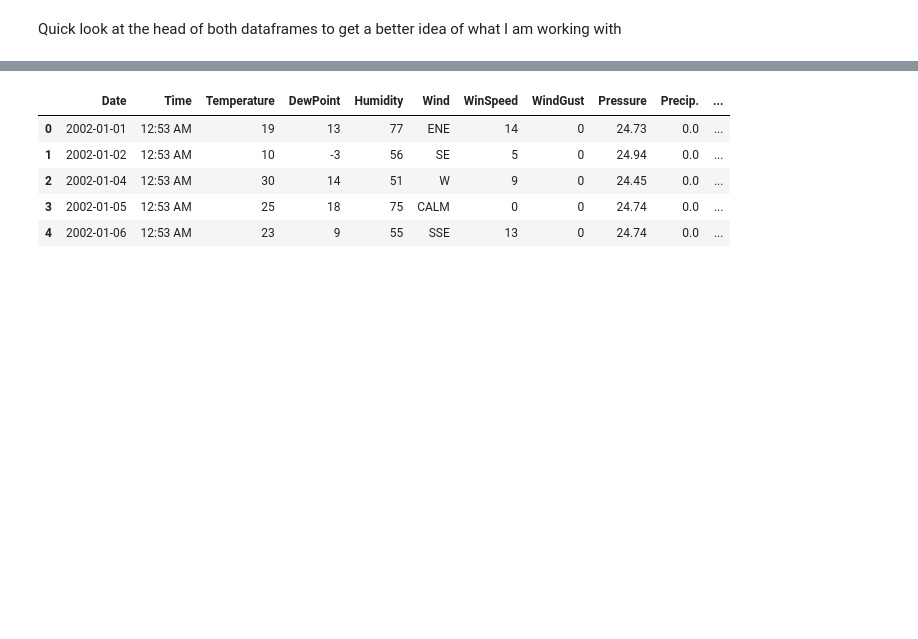
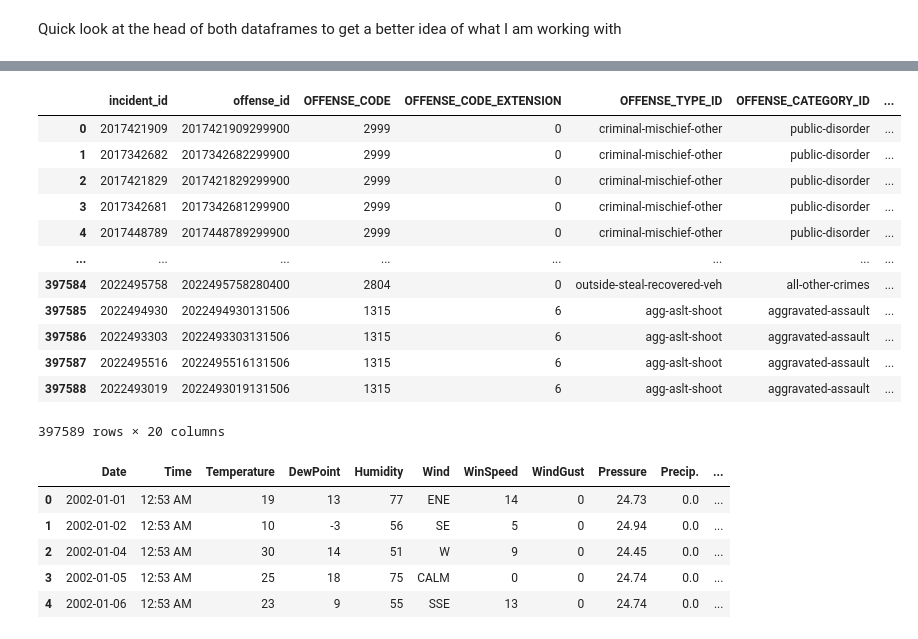
Before and after one commit to laurenawilk/CSCI4502, a Jupyter notebook: dataminingsemesterproject.ipynb, the cells around one changed output, grey strips where cells are left out. Drawn from its saved outputs; the diff is of its cells as text; code cells hidden in the pictures; blank space fills up the shorter version.

```diff
--- a/dataminingsemesterproject.ipynb
+++ b/dataminingsemesterproject.ipynb
@@ -15,3 +31,19 @@ Quick look at the head of both dataframes to get a better idea of what I am work
+# %%
+display(crimeDF)
+# %% [output]
+|  | incident_id | offense_id | OFFENSE_CODE | OFFENSE_CODE_EXTENSION | OFFENSE_TYPE_ID | OFFENSE_CATEGORY_ID | ... |
+| 0 | 2017421909 | 2017421909299900 | 2999 | 0 | criminal-mischief-other | public-disorder | ... |
+| 1 | 2017342682 | 2017342682299900 | 2999 | 0 | criminal-mischief-other | public-disorder | ... |
+| 2 | 2017421829 | 2017421829299900 | 2999 | 0 | criminal-mischief-other | public-disorder | ... |
+| 3 | 2017342681 | 2017342681299900 | 2999 | 0 | criminal-mischief-other | public-disorder | ... |
+| 4 | 2017448789 | 2017448789299900 | 2999 | 0 | criminal-mischief-other | public-disorder | ... |
+| ... | ... | ... | ... | ... | ... | ... | ... |
+| 397584 | 2022495758 | 2022495758280400 | 2804 | 0 | outside-steal-recovered-veh | all-other-crimes | ... |
+| 397585 | 2022494930 | 2022494930131506 | 1315 | 6 | agg-aslt-shoot | aggravated-assault | ... |
+| 397586 | 2022493303 | 2022493303131506 | 1315 | 6 | agg-aslt-shoot | aggravated-assault | ... |
+| 397587 | 2022495516 | 2022495516131506 | 1315 | 6 | agg-aslt-shoot | aggravated-assault | ... |
+| 397588 | 2022493019 | 2022493019131506 | 1315 | 6 | agg-aslt-shoot | aggravated-assault | ... |
+397589 rows × 20 columns
 # %%
 
 weatherDF.head()
```
Also changed, not shown: parts of 51 cells of this notebook, 1 other file.
